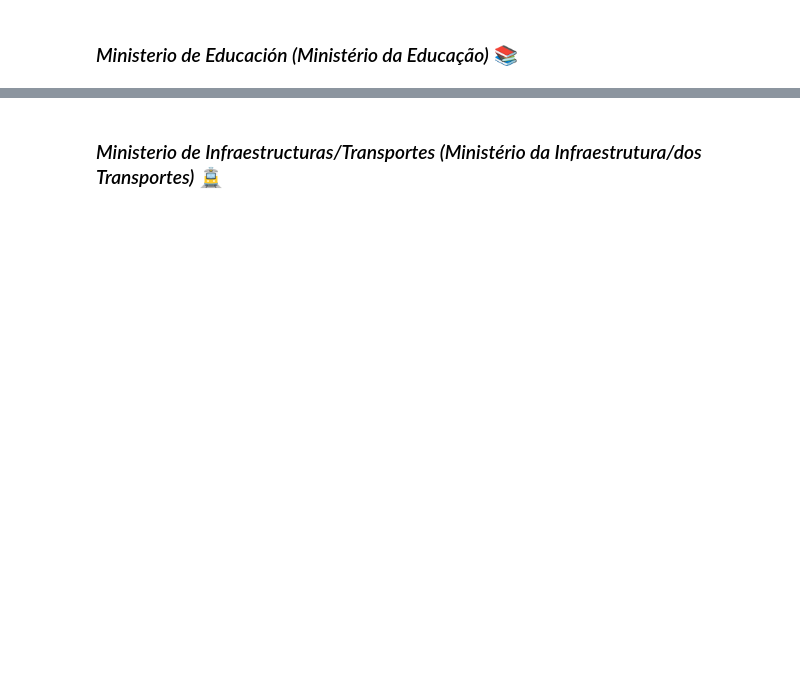
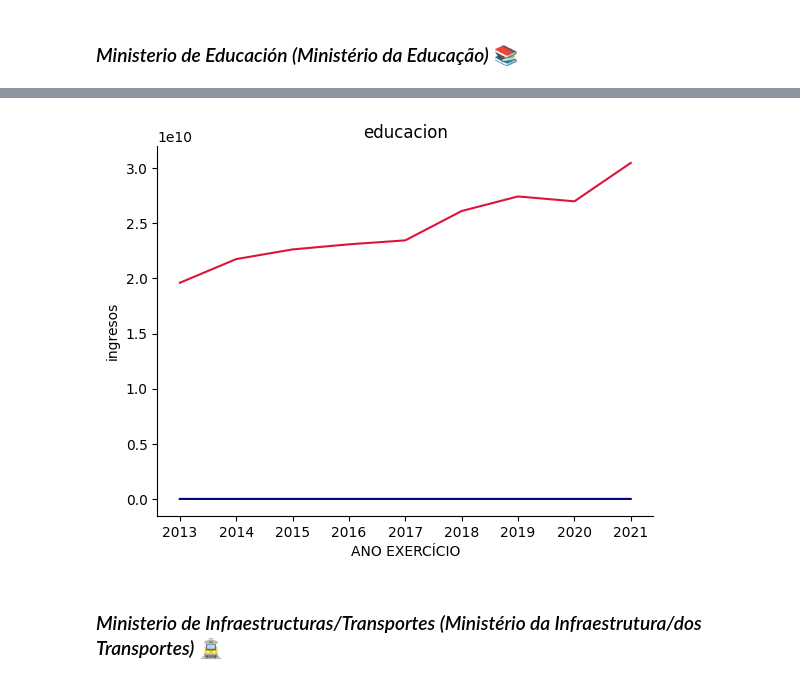
Before and after one commit to Gabijc/Proyecto2-Insights-Brasil, a Jupyter notebook: Análisis_categorías.ipynb, the cells around one changed output, grey strips where cells are left out. Drawn from its saved outputs; the diff is of its cells as text; code cells hidden in the pictures; blank space fills up the shorter version.

```diff
--- a/Análisis_categorías.ipynb
+++ b/Análisis_categorías.ipynb
@@ -672,4 +765,4 @@ fs.info_ministerio(datos_brasil, "")
 # %%
 # Vemos la información temporal sobre el ministerio
-temporal_ = fs.info_ministerio(datos_brasil, "")
-temporal_
+temporal_educacion = fs.info_ministerio(datos_brasil, "Ministério da Educação")
+temporal_educacion
@@ -679,6 +799,8 @@ fs.info_ministerio(datos_brasil, "")
 # %%
 # Graficamos la evolución temporal
-fs.evolucion_temporal(temporal_, "ANO EXERCÍCIO",["VALOR LANÇADO", "VALOR REALIZADO"])
+fs.evolucion_temporal(temporal_educacion, "ANO EXERCÍCIO",["VALOR LANÇADO", "VALOR REALIZADO"])
+# %% [output]
+[figure, added]
 # %% [markdown]
 ### *Ministerio de Infraestructuras/Transportes (Ministério da Infraestrutura/dos Transportes)* 🚊
 # %%
```
Also changed, not shown: parts of 46 cells of this notebook, 1 other file.
